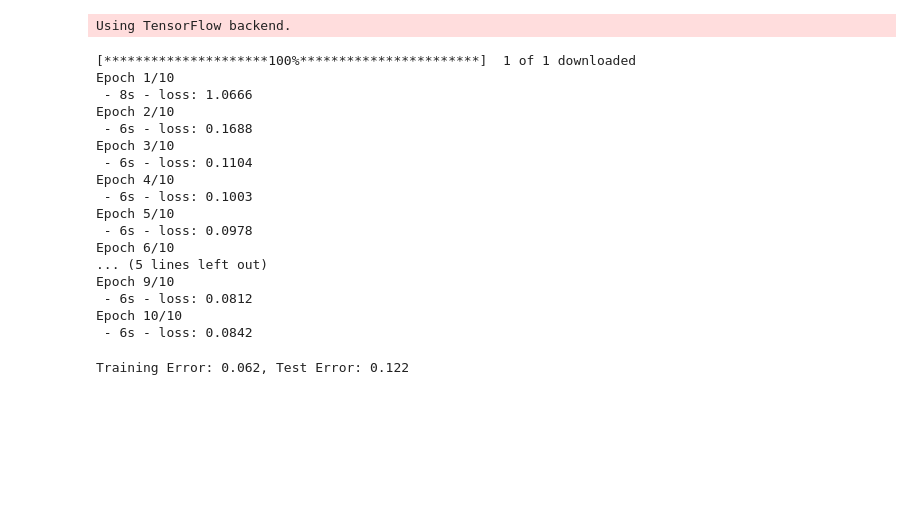
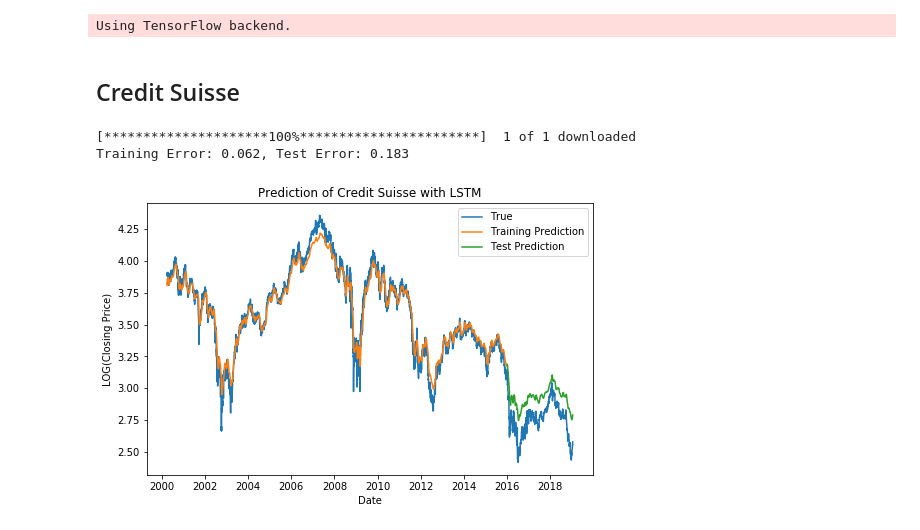
Before and after one commit to xiaohai12/sea-forest, a Jupyter notebook: lstm.ipynb, the cells around one changed output. Saved outputs shown, nothing was run; the diff lists cells and outputs as text; code cells hidden in the pictures; blank space fills up the shorter version.

```diff
--- a/lstm.ipynb
+++ b/lstm.ipynb
@@ -123,27 +125,16 @@ def plot_predict(y_all, index_all, y_train_pred, y_test_pred, save_path=None):
     if save_path:
         plt.savefig(save_path)
     plt.show()
+# %% [markdown]
+## Credit Suisse
 # %%
-y_all, index_all, y_train_pred, y_test_pred, y_train_error, y_test_error = predict_lstm('CS')
+y_all, index_all, y_train_pred, y_test_pred = predict_lstm('CS')
 # %% [output]
 [*********************100%***********************]  1 of 1 downloaded
-Epoch 1/10
- - 8s - loss: 1.0666
-Epoch 2/10
- - 6s - loss: 0.1688
-Epoch 3/10
- - 6s - loss: 0.1104
-Epoch 4/10
- - 6s - loss: 0.1003
-Epoch 5/10
- - 6s - loss: 0.0978
-Epoch 6/10
-... (5 lines left out)
-Epoch 9/10
- - 6s - loss: 0.0812
-Epoch 10/10
- - 6s - loss: 0.0842
+Training Error: 0.062, Test Error: 0.183
-# %%
-print("Training Error: {:.3f}, Test Error: {:.3f}".format(y_train_error, y_test_error))
-# %% [output]
-Training Error: 0.062, Test Error: 0.122
+# %%
+save_path = os.path.join("figure", "lstm_pred_cs.jpg")
+title = "Prediction of Credit Suisse with LSTM"
+plot_predict(y_all, index_all, y_train_pred, y_test_pred, save_path, title)
+# %% [output]
+[figure, added]
```
Also changed, not shown: parts of 5 cells of this notebook.
